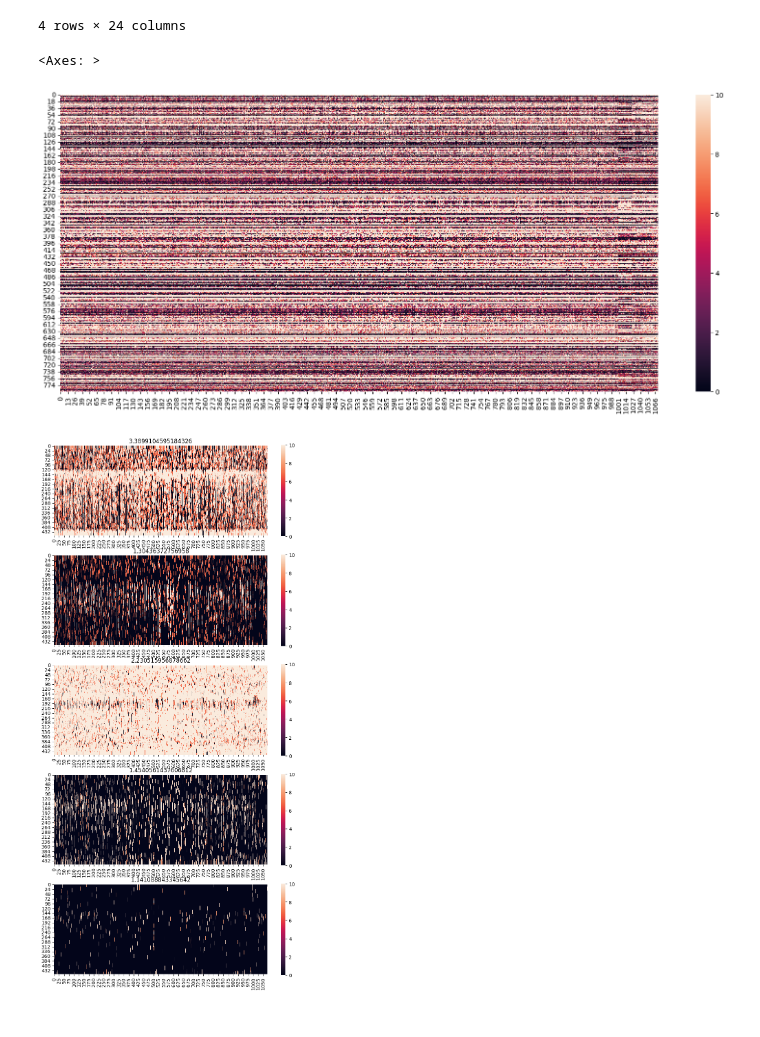
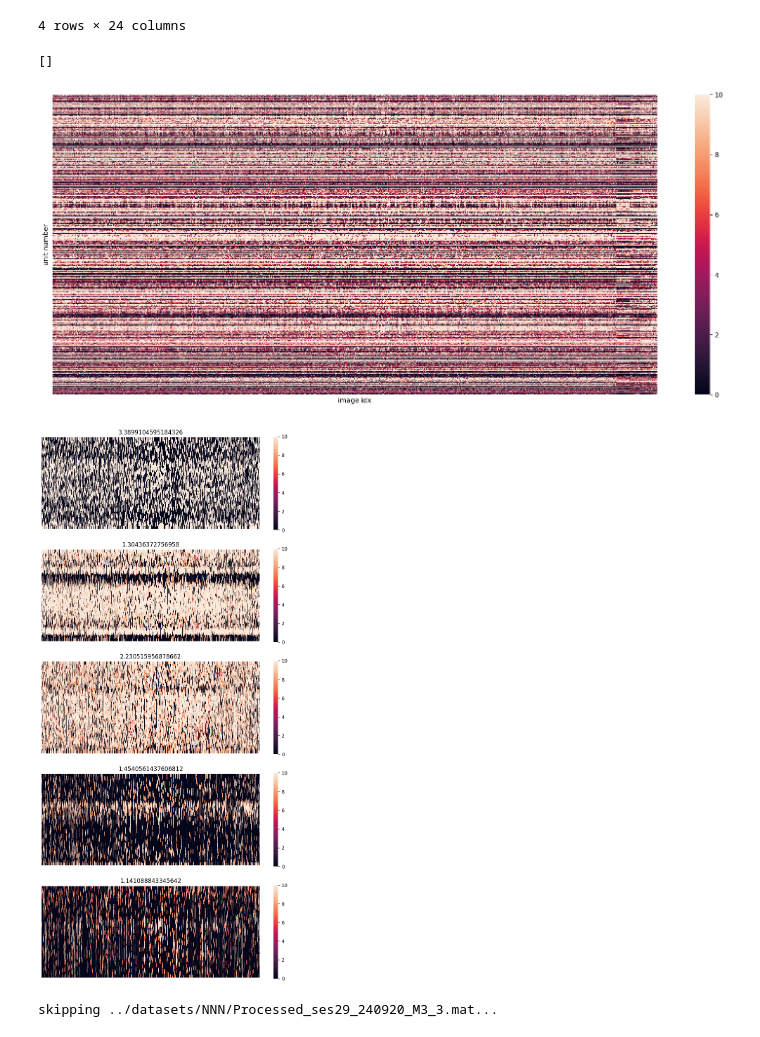
Before and after one commit to aimarvi/triplen, a Jupyter notebook: exploring_data.ipynb, the cells around one changed output. Cells and saved outputs as stored; diff of their text form; code cells hidden in the pictures.

Commit message:
snr max data

```diff
--- a/exploring_data.ipynb
+++ b/exploring_data.ipynb
@@ -2,6 +2,7 @@
 import os
 import re
 import h5py
+import random
 import numpy as np
 import pandas as pd
 import scipy.io
@@ -15,7 +16,7 @@ import utils
 
 datadir = '../datasets/NNN/'
 fnames = utils.fnames(datadir)
-data = pd.read_pickle('../datasets/NNN/all_unit_data.pkl')
+# data = pd.read_pickle('../datasets/NNN/all_unit_data.pkl')
 # %%
 for i, pair in enumerate(fnames):
     if i>0:
@@ -73,24 +74,30 @@ df.groupby(['unit_type']).describe()
 | 4 | 9772.0 | 31.038887 | 16.858211 | 1.0 | 17.0 | 31.0 | 46.0 | 59.0 | 9772.0 | 2.423148 | ... | ... |
 4 rows × 24 columns
 # %%
+fig,ax = plt.subplots(1,1,figsize=(20,8))
+
 df = data[(data['unit_type']==1) & (data['snr']>1)]
 dat = np.stack(df['avg_firing_rate'])
 
-fig,ax = plt.subplots(1,1,figsize=(20,8))
+sns.heatmap(dat, ax=ax, vmax=10)
 
-sns.heatmap(dat, ax=ax, vmax=10)
+ax.set_ylabel('unit number')
+ax.set_xlabel('image idx')
+ax.set_xticks([], [])
+ax.set_yticks([], [])
 # %% [output]
-<Axes: >
+[]
-[figure, old version]
+[figure, new version]
 # %%
 df = data[(data['unit_type']==1) & (data['snr']>1)]
 
 fig,axes = plt.subplots(5,1,figsize=(10,20))
 
 for i in range(5):
-    dat = df.iloc[i]['img_psth']
+    num = round(random.random()*len(df))
+    dat = df.iloc[num]['img_psth']
     sns.heatmap(dat, square=True, vmax=10, ax=axes[i])
-    # axes[i].axis("off")
+    axes[i].axis("off")
     axes[i].set_title(f'{df.iloc[i]['snr']}')
 # %% [output]
-[figure, old version]
+[figure, new version]
@@ -98,0 +104,44 @@ data.to_pickle('../datasets/NNN/all_unit_data.pkl')
+# %%
+datadir = '../datasets/NNN/'
+fnames = utils.fnames(datadir)
+
+cols = ['session', 'monkey', 'snr_max']
+df = pd.DataFrame(columns=cols)
+
+total_units = 0
+for i, pair in tqdm(enumerate(fnames)):
+    gus_fname = os.path.join(datadir, pair[0])
+    proc_fname = os.path.join(datadir, pair[1])
+    m = re.match(r'Processed_ses(\d+)_(\d{6})_M(\d+)_(\d+)\.mat', os.path.basename(proc_fname))
+    if i == 28:
+        print(f'skipping {proc_fname}...')
+        continue
+    if not m:
+        print(f"Could not parse {proc_fname}")
+        continue
+    try:
+        proc_data = scipy.io.loadmat(proc_fname)
+
+        session_num = int(m.group(1))
+        monkey = int(m.group(3))
+        unit_types = proc_data['UnitType'][0]
+        num_units = len(proc_data['UnitType'][0])
+
+        snr_max = proc_data['snrmax'].T.squeeze(); assert snr_max.shape[0] == num_units
+
+        for unit_idx in range(num_units):
+            df.loc[len(df)] = {
+                'session': session_num,
+                'monkey': monkey,
+                'snr_max': snr_max[unit_idx]
+            }
+        total_units += num_units
+
+    except AssertionError as e:
+        print(f"Assertion failed for {proc_fname or gus_fname}: {e}")
+        continue
+    except Exception as e:
+        print(f"Error processing {proc_fname or gus_fname}: {e}")
+        continue
+# %% [output]
+skipping ../datasets/NNN/Processed_ses29_240920_M3_3.mat...
```
Also changed, not shown: parts of 3 cells of this notebook, 1 other file.
